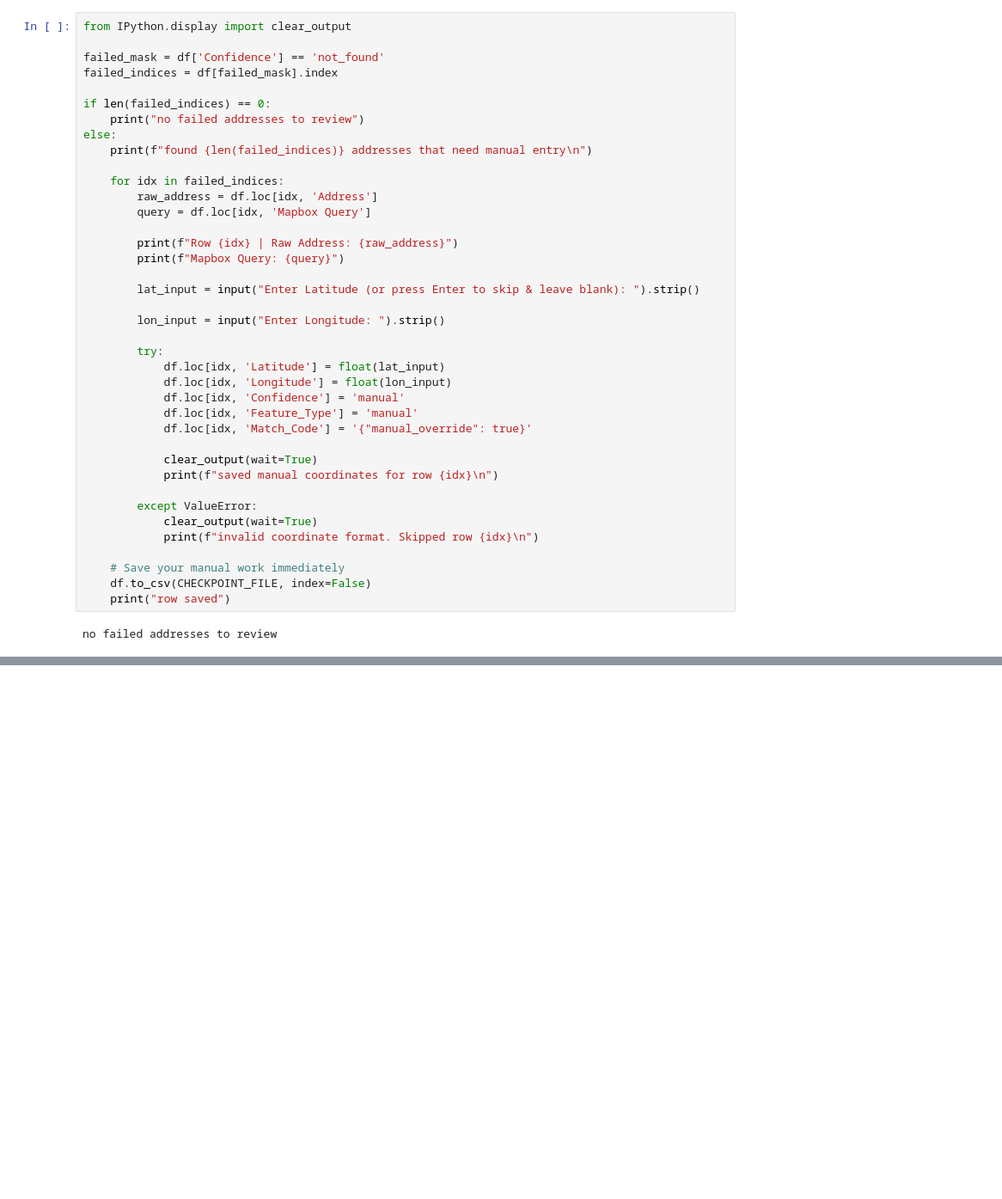
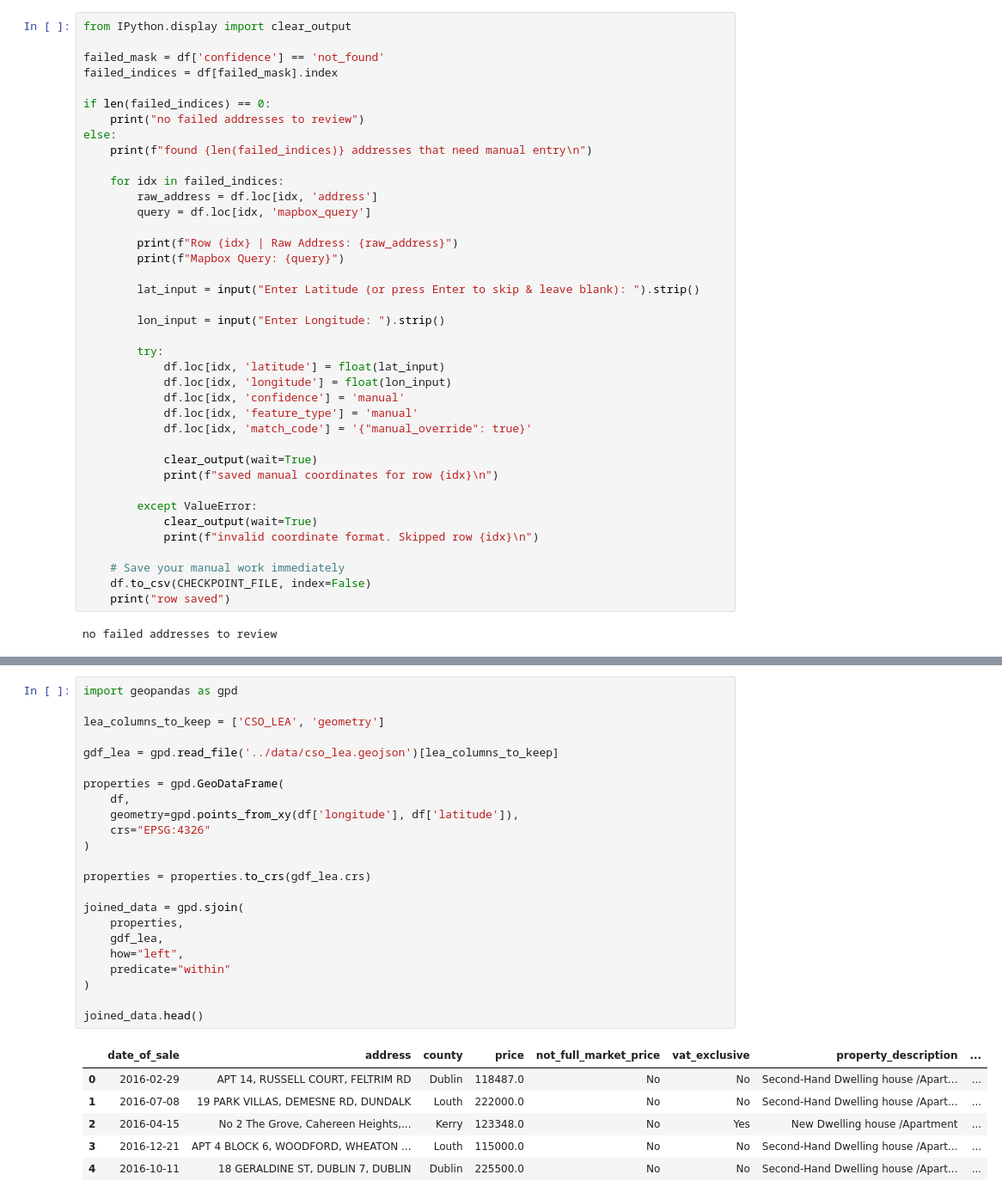
Before and after one commit to conorwal2000-creator/DA-Original-Ganstalysers, a Jupyter notebook: notebooks/Address Standardization + Geocoding.ipynb, the cells around one changed output, grey strips where cells are left out. Shown at 86% size. Drawn from its saved outputs; the diff is of its cells as text; blank space fills up the shorter version.

```diff
--- a/notebooks/Address Standardization + Geocoding.ipynb
+++ b/notebooks/Address Standardization + Geocoding.ipynb
@@ -149,7 +143,7 @@ all addresses processed
 # %%
 from IPython.display import clear_output
 
-failed_mask = df['Confidence'] == 'not_found'
+failed_mask = df['confidence'] == 'not_found'
 failed_indices = df[failed_mask].index
 
 if len(failed_indices) == 0:
@@ -158,8 +152,8 @@ else:
     print(f"found {len(failed_indices)} addresses that need manual entry\n")
 
     for idx in failed_indices:
-        raw_address = df.loc[idx, 'Address']
-        query = df.loc[idx, 'Mapbox Query']
+        raw_address = df.loc[idx, 'address']
+        query = df.loc[idx, 'mapbox_query']
 
         print(f"Row {idx} | Raw Address: {raw_address}")
         print(f"Mapbox Query: {query}")
@@ -169,11 +163,11 @@ else:
         lon_input = input("Enter Longitude: ").strip()
 
         try:
-            df.loc[idx, 'Latitude'] = float(lat_input)
-            df.loc[idx, 'Longitude'] = float(lon_input)
-            df.loc[idx, 'Confidence'] = 'manual'
-            df.loc[idx, 'Feature_Type'] = 'manual'
-            df.loc[idx, 'Match_Code'] = '{"manual_override": true}'
+            df.loc[idx, 'latitude'] = float(lat_input)
+            df.loc[idx, 'longitude'] = float(lon_input)
+            df.loc[idx, 'confidence'] = 'manual'
+            df.loc[idx, 'feature_type'] = 'manual'
+            df.loc[idx, 'match_code'] = '{"manual_override": true}'
 
             clear_output(wait=True)
             print(f"saved manual coordinates for row {idx}\n")
@@ -189,0 +186,30 @@ no failed addresses to review
+# %%
+import geopandas as gpd
+
+lea_columns_to_keep = ['CSO_LEA', 'geometry']
+
+gdf_lea = gpd.read_file('../data/cso_lea.geojson')[lea_columns_to_keep]
+
+properties = gpd.GeoDataFrame(
+    df,
+    geometry=gpd.points_from_xy(df['longitude'], df['latitude']),
+    crs="EPSG:4326"
+)
+
+properties = properties.to_crs(gdf_lea.crs)
+
+joined_data = gpd.sjoin(
+    properties,
+    gdf_lea,
+    how="left",
+    predicate="within"
+)
+
+joined_data.head()
+# %% [output]
+|  | date_of_sale | address | county | price | not_full_market_price | vat_exclusive | property_description | ... |
+| 0 | 2016-02-29 | APT 14, RUSSELL COURT, FELTRIM RD | Dublin | 118487.0 | No | No | Second-Hand Dwelling house /Apart... | ... |
+| 1 | 2016-07-08 | 19 PARK VILLAS, DEMESNE RD, DUNDALK | Louth | 222000.0 | No | No | Second-Hand Dwelling house /Apart... | ... |
+| 2 | 2016-04-15 | No 2 The Grove, Cahereen Heights,... | Kerry | 123348.0 | No | Yes | New Dwelling house /Apartment | ... |
+| 3 | 2016-12-21 | APT 4 BLOCK 6, WOODFORD, WHEATON ... | Louth | 115000.0 | No | No | Second-Hand Dwelling house /Apart... | ... |
+| 4 | 2016-10-11 | 18 GERALDINE ST, DUBLIN 7, DUBLIN | Dublin | 225500.0 | No | No | Second-Hand Dwelling house /Apart... | ... |
```
Also changed, not shown: parts of 9 cells of this notebook, 9 other files.
